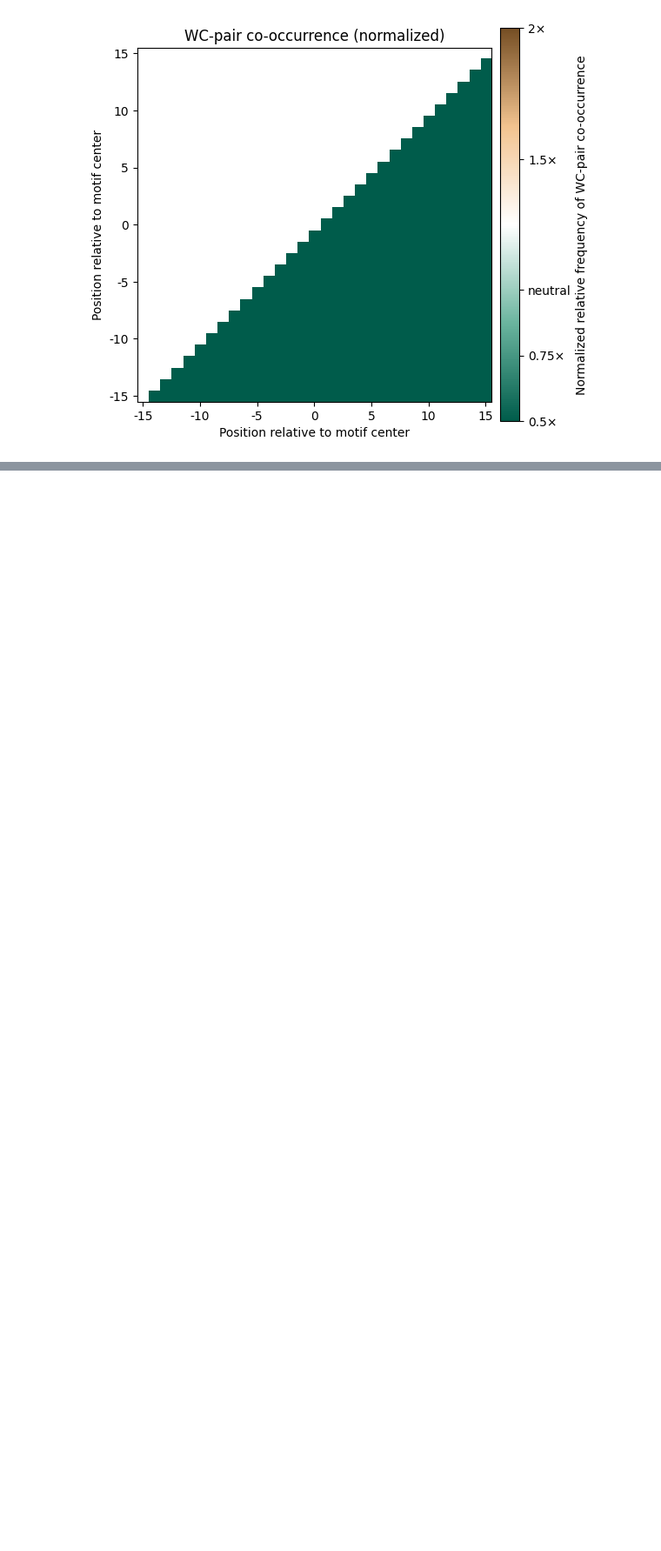
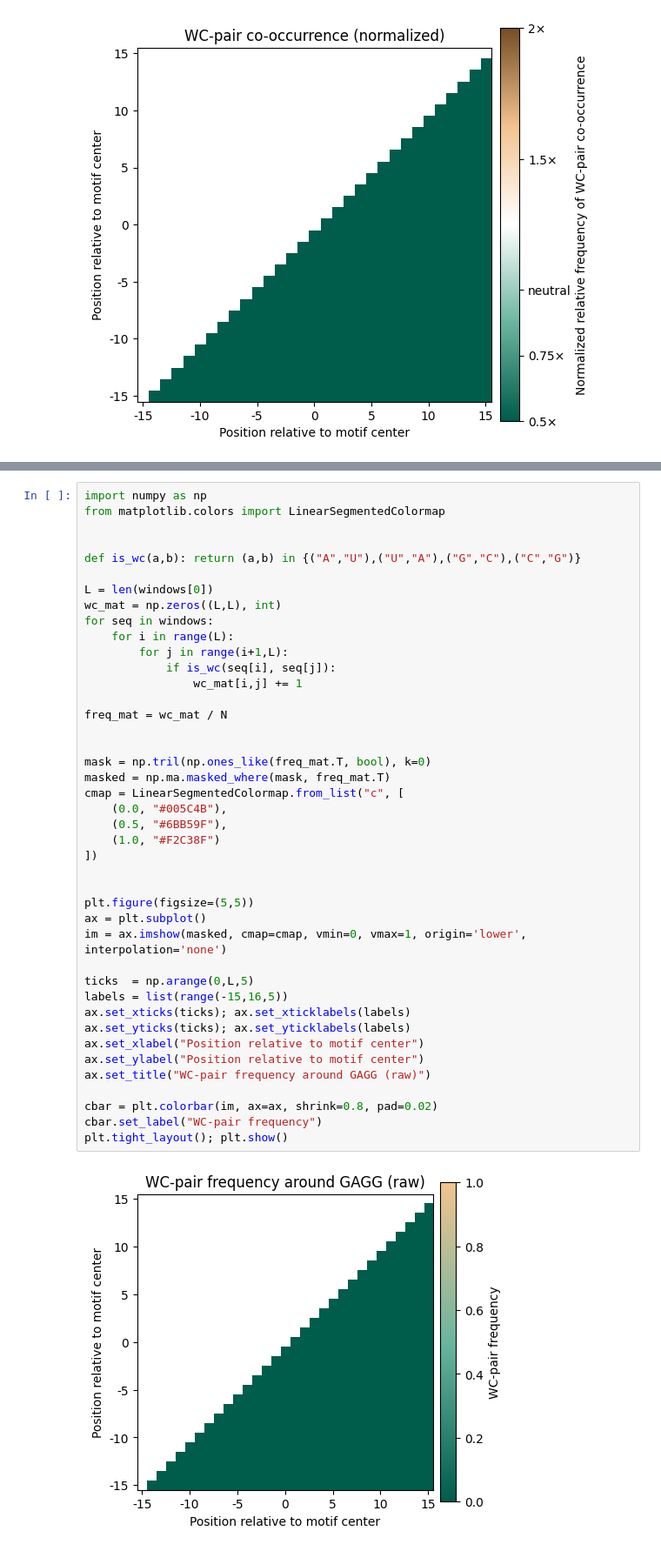
Before and after one commit to Hyeonnji/hyeonji-practice2, a Jupyter notebook: CoLab_TermProj_2025_3.ipynb, the cells around one changed output, grey strips where cells are left out. Shown at 87% size. Drawn from its saved outputs; the diff is of its cells as text; blank space fills up the shorter version.

```diff
--- a/CoLab_TermProj_2025_3.ipynb
+++ b/CoLab_TermProj_2025_3.ipynb
@@ -1617,0 +1703,44 @@ plt.show()
+# %%
+import numpy as np
+from matplotlib.colors import LinearSegmentedColormap
+
+
+def is_wc(a,b): return (a,b) in {("A","U"),("U","A"),("G","C"),("C","G")}
+
+L = len(windows[0])
+wc_mat = np.zeros((L,L), int)
+for seq in windows:
+    for i in range(L):
+        for j in range(i+1,L):
+            if is_wc(seq[i], seq[j]):
+                wc_mat[i,j] += 1
+
+freq_mat = wc_mat / N
+
+
+mask = np.tril(np.ones_like(freq_mat.T, bool), k=0)
+masked = np.ma.masked_where(mask, freq_mat.T)
+cmap = LinearSegmentedColormap.from_list("c", [
+    (0.0, "#005C4B"),
+    (0.5, "#6BB59F"),
+    (1.0, "#F2C38F")
+])
+
+
+plt.figure(figsize=(5,5))
+ax = plt.subplot()
+im = ax.imshow(masked, cmap=cmap, vmin=0, vmax=1, origin='lower', interpolation='none')
+
+ticks  = np.arange(0,L,5)
+labels = list(range(-15,16,5))
+ax.set_xticks(ticks); ax.set_xticklabels(labels)
+ax.set_yticks(ticks); ax.set_yticklabels(labels)
+ax.set_xlabel("Position relative to motif center")
+ax.set_ylabel("Position relative to motif center")
+ax.set_title("WC-pair frequency around GAGG (raw)")
+
+cbar = plt.colorbar(im, ax=ax, shrink=0.8, pad=0.02)
+cbar.set_label("WC-pair frequency")
+plt.tight_layout(); plt.show()
+# %% [output]
+[figure, added]
```
Also changed, not shown: parts of 6 cells of this notebook.
